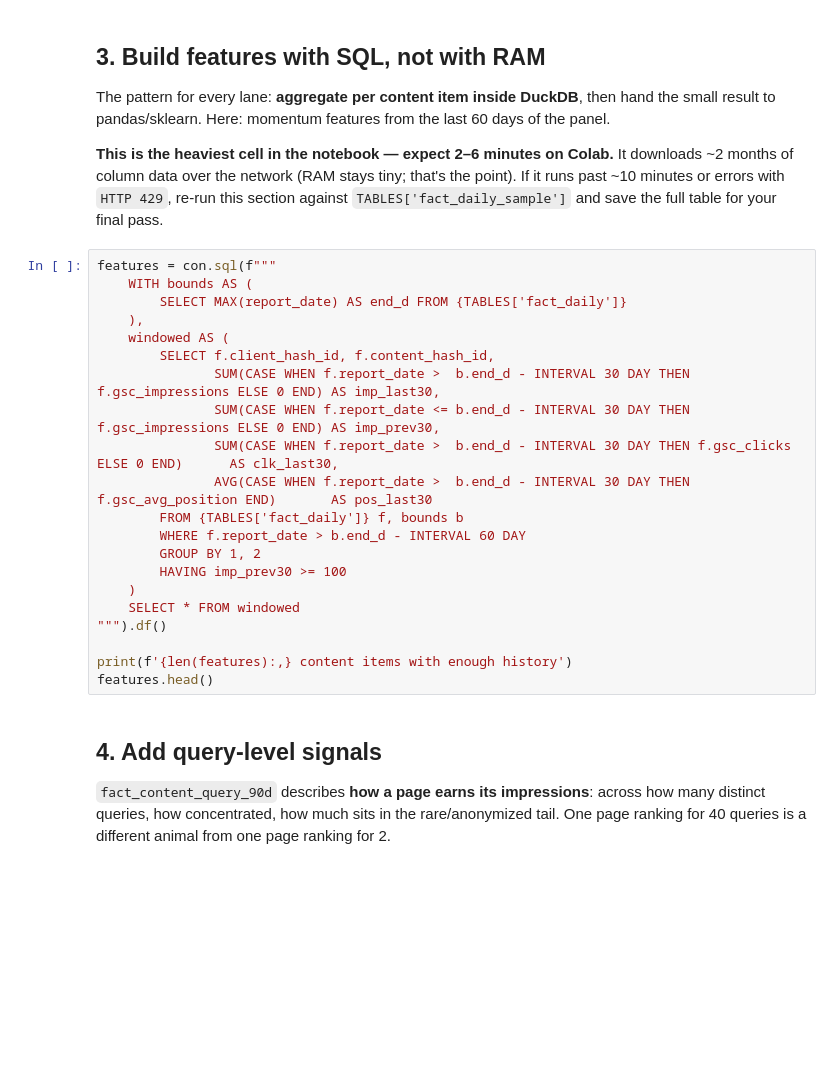
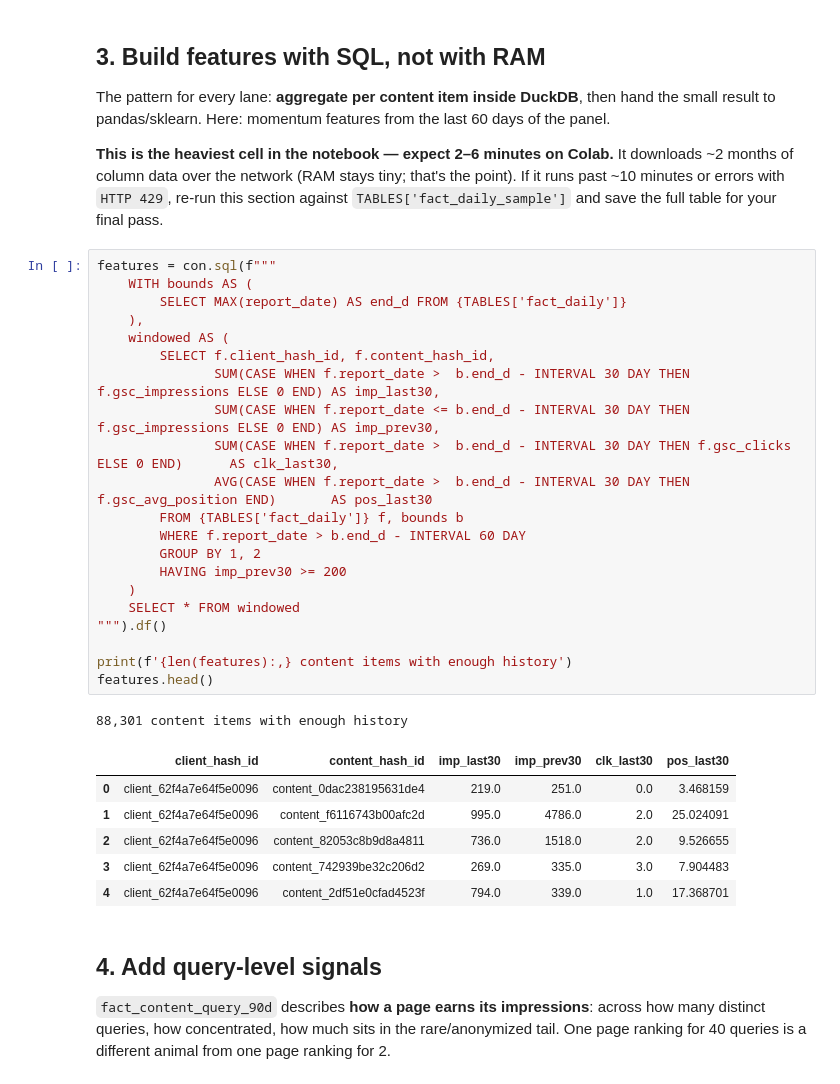
Before and after one commit to ibrahimcancode/flyrank-ml-internship, a Jupyter notebook: notebooks/03_working_with_the_full_release.ipynb, the cells around one changed output. Saved outputs shown, nothing was run; the diff lists cells and outputs as text; blank space fills up the shorter version.

```diff
--- a/notebooks/03_working_with_the_full_release.ipynb
+++ b/notebooks/03_working_with_the_full_release.ipynb
@@ -87,24 +108,32 @@ result to pandas/sklearn. Here: momentum features from the last 60 days of the p
 # %%
 features = con.sql(f"""
     WITH bounds AS (
         SELECT MAX(report_date) AS end_d FROM {TABLES['fact_daily']}
     ),
     windowed AS (
         SELECT f.client_hash_id, f.content_hash_id,
                SUM(CASE WHEN f.report_date >  b.end_d - INTERVAL 30 DAY THEN f.gsc_impressions ELSE 0 END) AS imp_last30,
                SUM(CASE WHEN f.report_date <= b.end_d - INTERVAL 30 DAY THEN f.gsc_impressions ELSE 0 END) AS imp_prev30,
                SUM(CASE WHEN f.report_date >  b.end_d - INTERVAL 30 DAY THEN f.gsc_clicks ELSE 0 END)      AS clk_last30,
                AVG(CASE WHEN f.report_date >  b.end_d - INTERVAL 30 DAY THEN f.gsc_avg_position END)       AS pos_last30
         FROM {TABLES['fact_daily']} f, bounds b
         WHERE f.report_date > b.end_d - INTERVAL 60 DAY
         GROUP BY 1, 2
-        HAVING imp_prev30 >= 100
+        HAVING imp_prev30 >= 200
     )
     SELECT * FROM windowed
 """).df()
 
 print(f'{len(features):,} content items with enough history')
 features.head()
+# %% [output]
+88,301 content items with enough history
+|  | client_hash_id | content_hash_id | imp_last30 | imp_prev30 | clk_last30 | pos_last30 |
+| 0 | client_62f4a7e64f5e0096 | content_0dac238195631de4 | 219.0 | 251.0 | 0.0 | 3.468159 |
+| 1 | client_62f4a7e64f5e0096 | content_f6116743b00afc2d | 995.0 | 4786.0 | 2.0 | 25.024091 |
+| 2 | client_62f4a7e64f5e0096 | content_82053c8b9d8a4811 | 736.0 | 1518.0 | 2.0 | 9.526655 |
+| 3 | client_62f4a7e64f5e0096 | content_742939be32c206d2 | 269.0 | 335.0 | 3.0 | 7.904483 |
+| 4 | client_62f4a7e64f5e0096 | content_2df51e0cfad4523f | 794.0 | 339.0 | 1.0 | 17.368701 |
 # %% [markdown]
 ## 4. Add query-level signals
 
```
Also changed, not shown: parts of 5 cells of this notebook.
